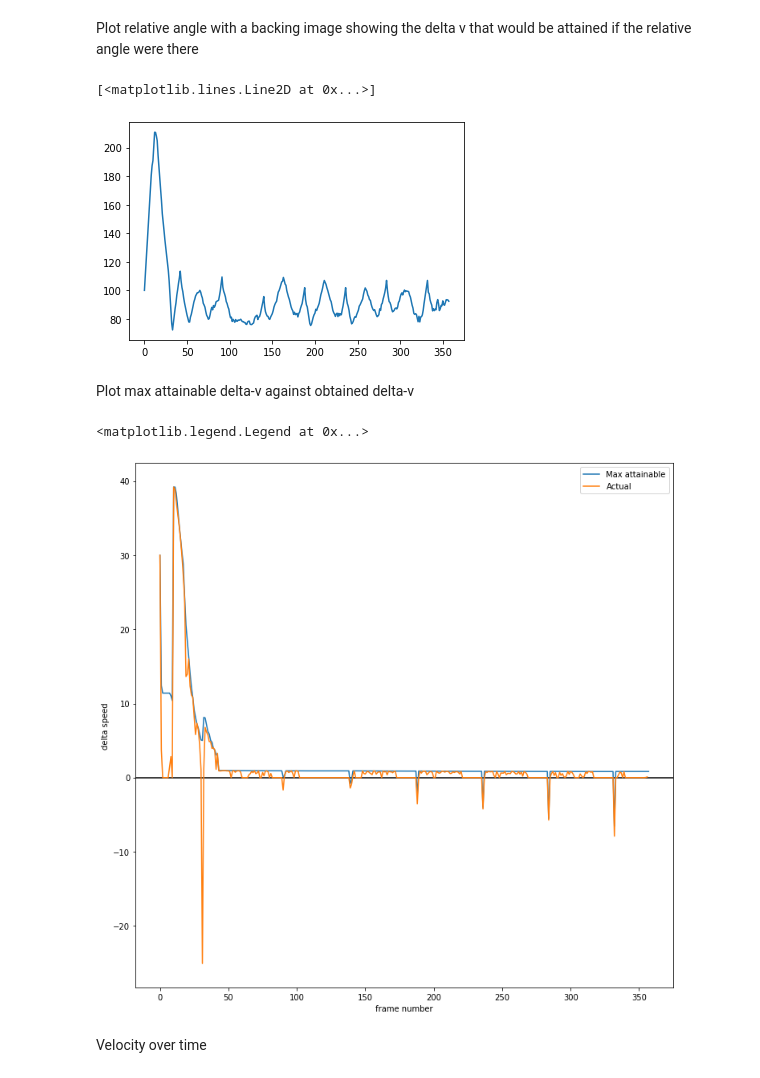
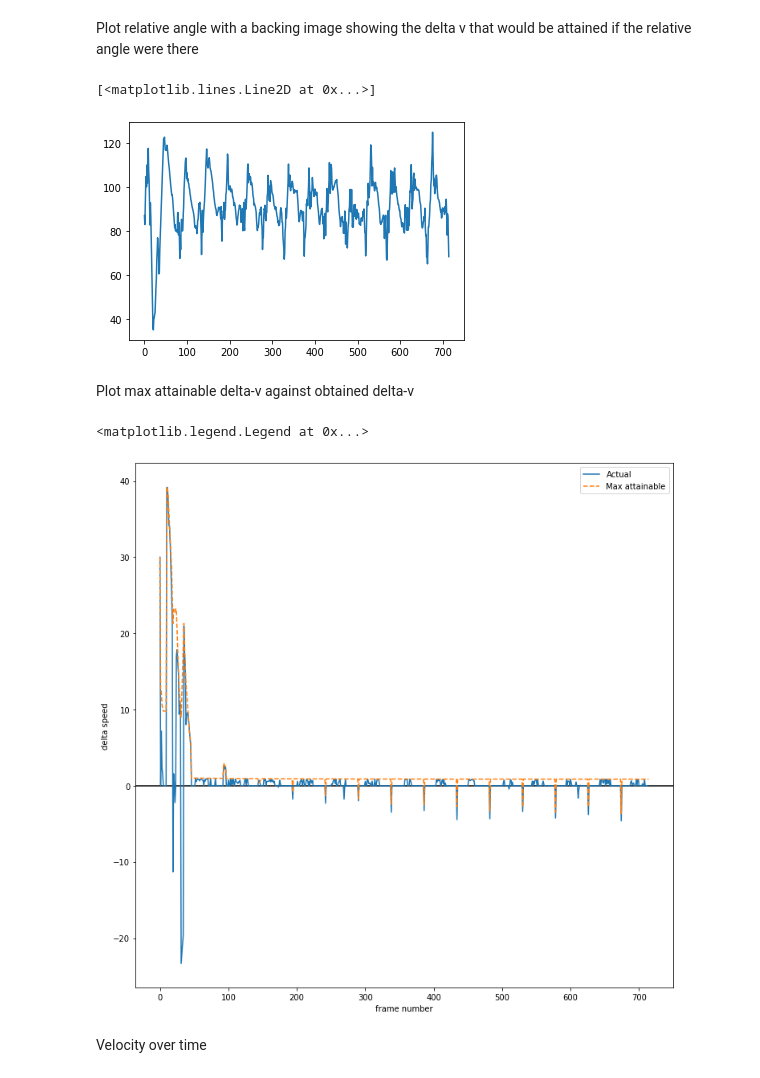
Before and after one commit to matthewearl/q1physrl, a Jupyter notebook: notebooks/Analyse.ipynb, the cells around one changed output. Saved outputs shown, nothing was run; the diff lists cells and outputs as text; code cells hidden in the pictures.

```diff
--- a/notebooks/Analyse.ipynb
+++ b/notebooks/Analyse.ipynb
@@ -24,11 +19,12 @@ ray.init()
 config = env.Config(
     num_envs=1,
     auto_jump=False,
-    time_limit=5,
+    time_limit=10,
     key_press_delay=0.3,
     initial_yaw_range=(0, 360),
     max_initial_speed=700,
     zero_start_prob=1.0,
+    action_range=1.0,
 )
 
 trainer = train.make_trainer(train.make_run_config(config))
@@ -132,7 +138,7 @@ Plot relative angle with a backing image showing the delta v that would be attai
 plt.plot(r.yaw)
 # %% [output]
 [<matplotlib.lines.Line2D at 0x...>]
-[figure, old version]
+[figure, new version]
 # %%
 # Why is the peak ground increase not at angle = 0?
 # %% [markdown]
@@ -140,14 +146,14 @@ Plot max attainable delta-v against obtained delta-v
 # %%
 plt.figure(figsize=(12, 12))
 plt.axhline(0, color='black')
 plt.xlabel('frame number')
 plt.ylabel('delta speed')
-plt.plot(np.max(r.hypothetical_delta_speeds, axis=0), label='Max attainable')
 plt.plot(np.diff(np.linalg.norm(r.player_state.vel[:, :2], axis=1)), label='Actual')
+plt.plot(np.max(r.hypothetical_delta_speeds, axis=0), label='Max attainable', linestyle='--')
 plt.legend()
 # %% [output]
 <matplotlib.legend.Legend at 0x...>
-[figure, old version]
+[figure, new version]
 # %% [markdown]
 Velocity over time
 # %%
```
Also changed, not shown: parts of 7 cells of this notebook, 1 other file.
